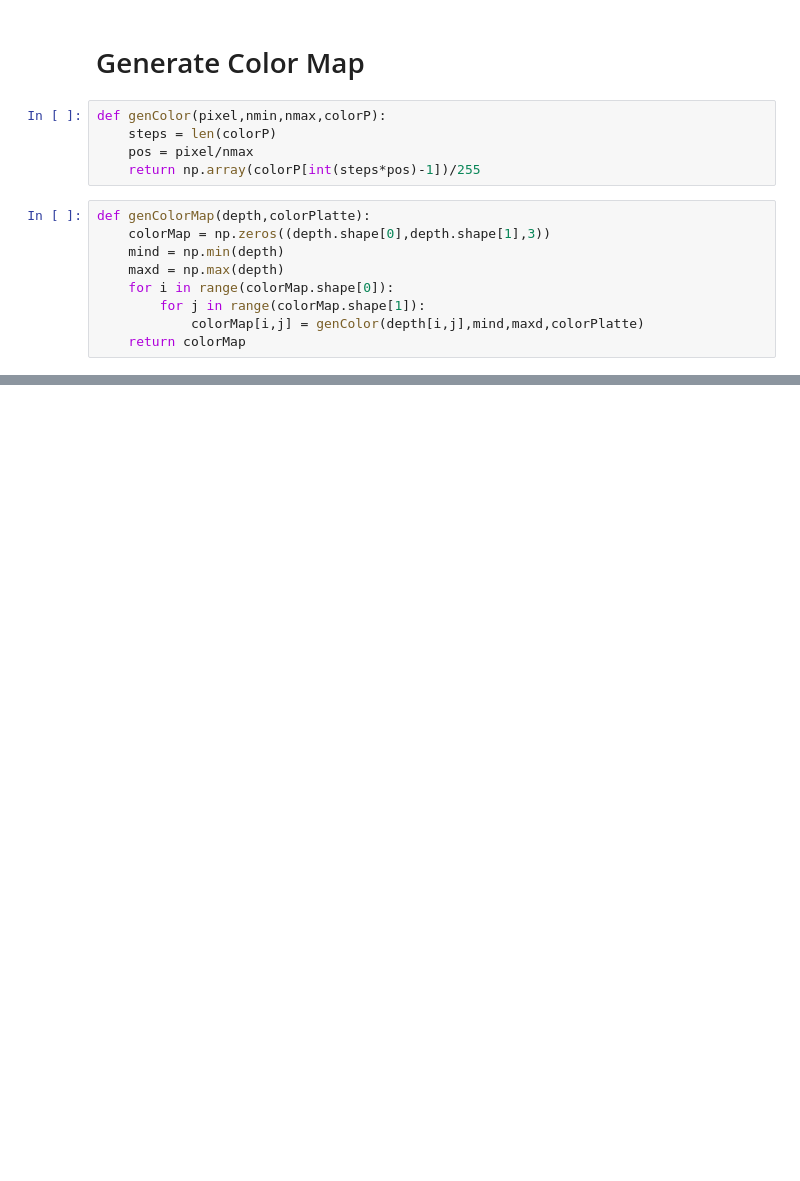
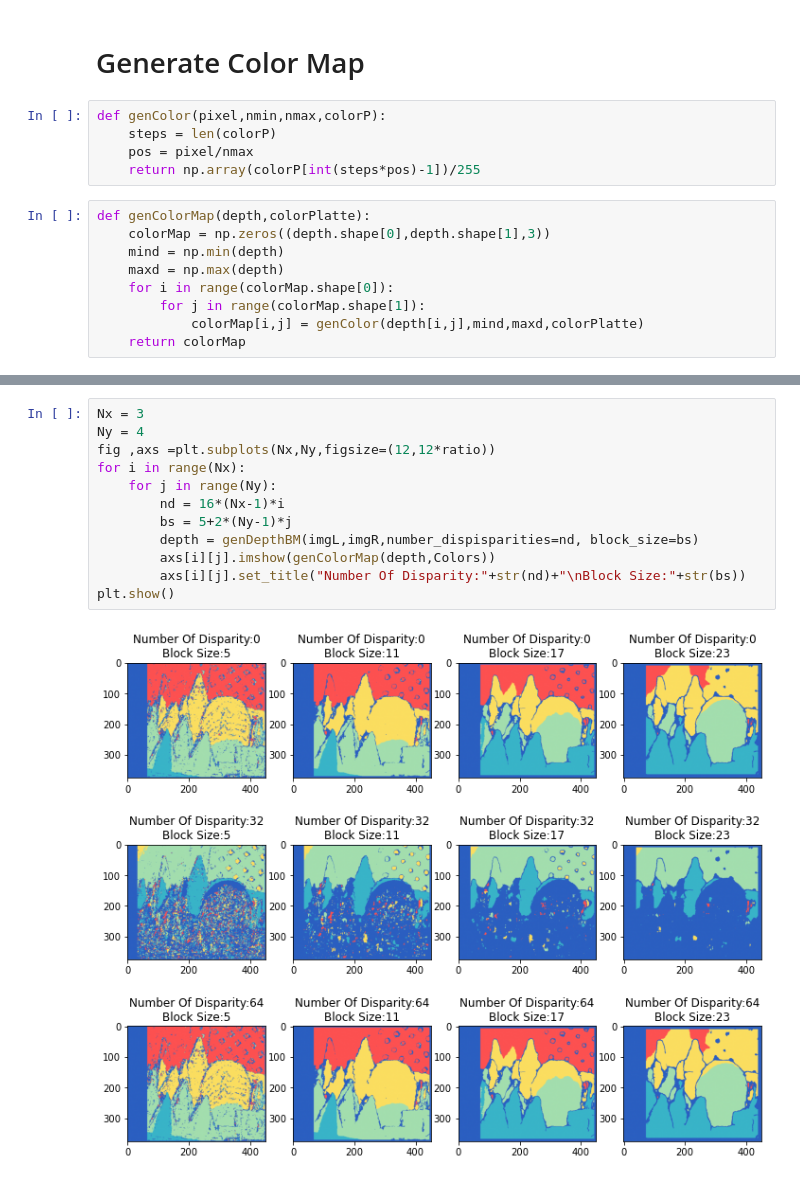
Before and after one commit to Dooomino/Stereoscopic-Demo, a Jupyter notebook: Example Code.ipynb, the cells around one changed output, grey strips where cells are left out. Drawn from its saved outputs; the diff is of its cells as text; blank space fills up the shorter version.

```diff
--- a/Example Code.ipynb
+++ b/Example Code.ipynb
@@ -85,0 +107,14 @@ def genColorMap(depth,colorPlatte):
+# %%
+Nx = 3
+Ny = 4
+fig ,axs =plt.subplots(Nx,Ny,figsize=(12,12*ratio))
+for i in range(Nx):
+    for j in range(Ny):
+        nd = 16*(Nx-1)*i
+        bs = 5+2*(Ny-1)*j
+        depth = genDepthBM(imgL,imgR,number_dispisparities=nd, block_size=bs)
+        axs[i][j].imshow(genColorMap(depth,Colors))
+        axs[i][j].set_title("Number Of Disparity:"+str(nd)+"\nBlock Size:"+str(bs))
+plt.show()
+# %% [output]
+[figure, added]
```
Also changed, not shown: parts of 18 cells of this notebook.
